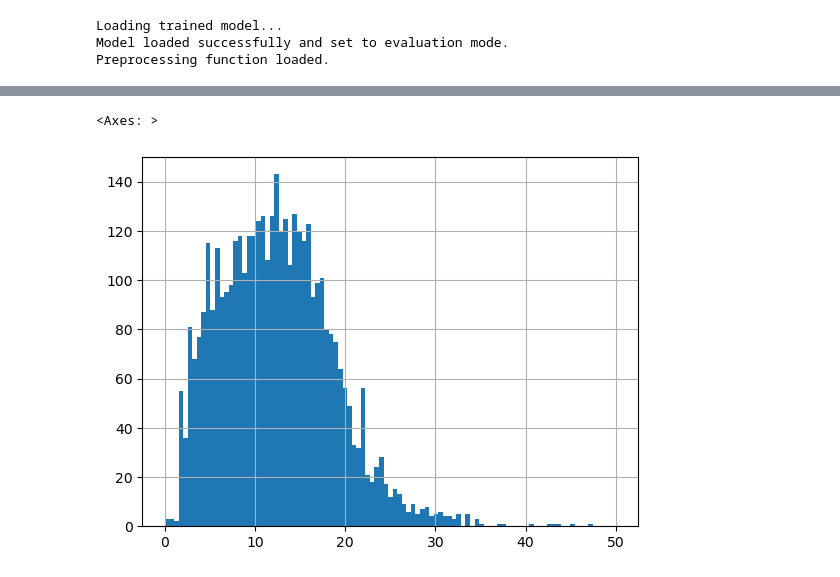
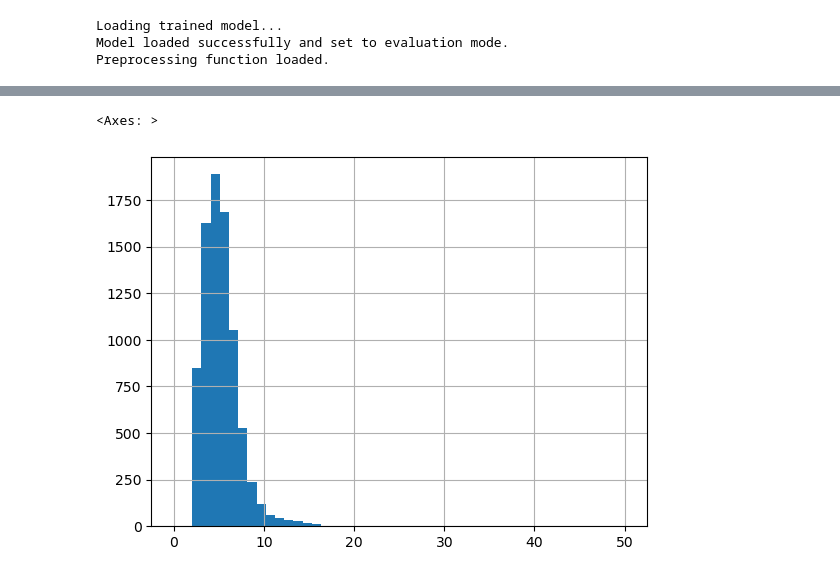
Before and after one commit to cgalelli/PrimusCode, a Jupyter notebook: Optimus_primus.ipynb, the cells around one changed output, grey strips where cells are left out. Drawn from its saved outputs; the diff is of its cells as text; code cells hidden in the pictures.

Commit message:
Simple optimus primus with ellipse maj axis as length proxy

```diff
--- a/Optimus_primus.ipynb
+++ b/Optimus_primus.ipynb
@@ -17,7 +17,7 @@ from albumentations.pytorch import ToTensorV2
 # Path to the folder containing the images you want to analyze
 IMAGE_FOLDER_PATH = "Data/images/"
 
-IMAGE_SPEC = "ARCI URAS26F1"
+IMAGE_SPEC = "ARCI URAS26F2"
 
 SUB_DIR = "/tiles"
 
@@ -44,9 +44,6 @@ IMG_WIDTH = 1024
 # Number of channels in the *source* images (1 for grayscale, 3 for color).
 INPUT_CHANNELS_CONFIG = 3
 
-# --- 4. INFERENCE PARAMETERS ---
-# Probability threshold to convert model output to a binary mask
-PREDICTION_THRESHOLD = 0.66
 # Set to None if unknown.
 PIXEL_RESOLUTION_UM_PER_PX = 0.345
 
@@ -137,7 +134,7 @@ for group_key, file_list in tqdm(image_groups.items(), desc="Ellipse Analysis"):
 
     group_masks = []
 
-    for image_path in file_list[5:7]:
+    for image_path in file_list[4:6]:
         # Load and preprocess image
         image = cv2.imread(image_path)
         image = cv2.cvtColor(image, cv2.COLOR_BGR2RGB)
@@ -165,7 +162,9 @@ for group_key, file_list in tqdm(image_groups.items(), desc="Ellipse Analysis"):
     track_id_counter = 1
 
     for contour in contours:
-        # Ellipse fitting requires a minimum of 5 points.
+        if cv2.contourArea(contour) < 25: # Minimum area to consider
+            continue
+
         if len(contour) < 5:
             continue
 
@@ -179,38 +178,20 @@ for group_key, file_list in tqdm(image_groups.items(), desc="Ellipse Analysis"):
         major_axis_len_px = max(axis_a_px, axis_b_px)
         minor_axis_len_px = min(axis_a_px, axis_b_px)
 
-        # 2. Get the area and centroid from the contour for consistency with new data
-        area_px_contour = cv2.contourArea(contour)
-
-        if minor_axis_len_px == 0:
-            eccentricity = np.nan  # Avoid division by zero
-        else:
-            eccentricity = major_axis_len_px / minor_axis_len_px
-
-        projector = np.quantile(np.nan_to_num(eccentricity, nan=0), 0.95)
-
-        proj_len_px = (4 * area_px_contour * projector) / (np.pi * major_axis_len_px)
-        proj_len_px2 = major_axis_len_px * projector / eccentricity
-
         # 3. Store properties
         track_props = {
             "image_filename": os.path.basename(file_list[0]),
             "track_id": track_id_counter,
-            "area_px_contour": round(area_px_contour, 1),
-            # Ellipse properties (in pixels)
             "centroid_x_px_ellipse": round(center_x, 1),
             "centroid_y_px_ellipse": round(center_y, 1),
             "major_axis_px": round(major_axis_len_px, 2),
             "minor_axis_px": round(minor_axis_len_px, 2),
             "orientation_deg": round(orientation_deg, 2),
-            "eccentricity": round(eccentricity, 2),
-            "proj_len_px": round(proj_len_px, 2),
-            "proj_len_px2": round(proj_len_px2, 2),
         }
 
         # Convert to physical units if resolution is known (from Cell 2)
         if PIXEL_RESOLUTION_UM_PER_PX is not None:
-            track_props['proj_len_um'] = round(proj_len_px * PIXEL_RESOLUTION_UM_PER_PX, 2)
+            track_props['len_um'] = round(major_axis_len_px * PIXEL_RESOLUTION_UM_PER_PX, 2)
 
         ellipse_analysis_results.append(track_props)
         track_id_counter += 1
@@ -238,5 +219,5 @@ Sample of detected track and ellipse properties:
 # %%
-df_ellipse_results['proj_len_px'].hist(bins = np.linspace(0, 50, 100))
+df_ellipse_results['len_um'].hist(bins = np.linspace(0., 50, 50))
 # %% [output]
 <Axes: >
-[figure, old version]
+[figure, new version]
```
Also changed, not shown: parts of 11 cells of this notebook.
